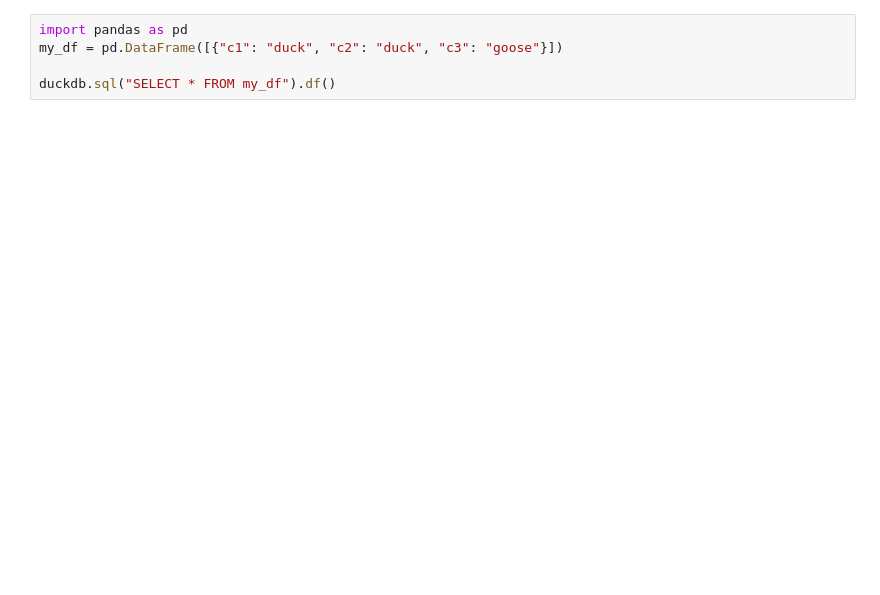
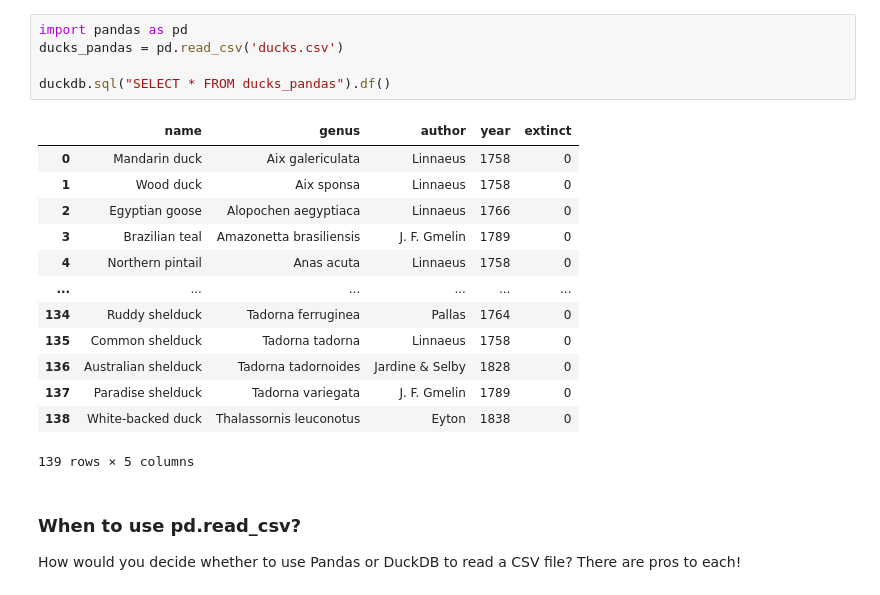
Before and after one commit to MotherDuck-Open-Source/sql-tutorial, a Jupyter notebook: notebooks/sql-and-python.ipynb, the cells around one changed output. Saved outputs shown, nothing was run; the diff lists cells and outputs as text; blank space fills up the shorter version.

```diff
--- a/notebooks/sql-and-python.ipynb
+++ b/notebooks/sql-and-python.ipynb
@@ -21,5 +51,22 @@ You can also incorporate DataFrames into your SQL queries! For example, to creat
 # %%
 import pandas as pd
-my_df = pd.DataFrame([{"c1": "duck", "c2": "duck", "c3": "goose"}])
+ducks_pandas = pd.read_csv('ducks.csv')
 
-duckdb.sql("SELECT * FROM my_df").df()
+duckdb.sql("SELECT * FROM ducks_pandas").df()
+# %% [output]
+|  | name | genus | author | year | extinct |
+| 0 | Mandarin duck | Aix galericulata | Linnaeus | 1758 | 0 |
+| 1 | Wood duck | Aix sponsa | Linnaeus | 1758 | 0 |
+| 2 | Egyptian goose | Alopochen aegyptiaca | Linnaeus | 1766 | 0 |
+| 3 | Brazilian teal | Amazonetta brasiliensis | J. F. Gmelin | 1789 | 0 |
+| 4 | Northern pintail | Anas acuta | Linnaeus | 1758 | 0 |
+| ... | ... | ... | ... | ... | ... |
+| 134 | Ruddy shelduck | Tadorna ferruginea | Pallas | 1764 | 0 |
+| 135 | Common shelduck | Tadorna tadorna | Linnaeus | 1758 | 0 |
+| 136 | Australian shelduck | Tadorna tadornoides | Jardine & Selby | 1828 | 0 |
+| 137 | Paradise shelduck | Tadorna variegata | J. F. Gmelin | 1789 | 0 |
+| 138 | White-backed duck | Thalassornis leuconotus | Eyton | 1838 | 0 |
+139 rows × 5 columns
+# %% [markdown]
+### When to use pd.read_csv?
+How would you decide whether to use Pandas or DuckDB to read a CSV file? There are pros to each!
```
Also changed, not shown: parts of 36 cells of this notebook, 1 other file.
